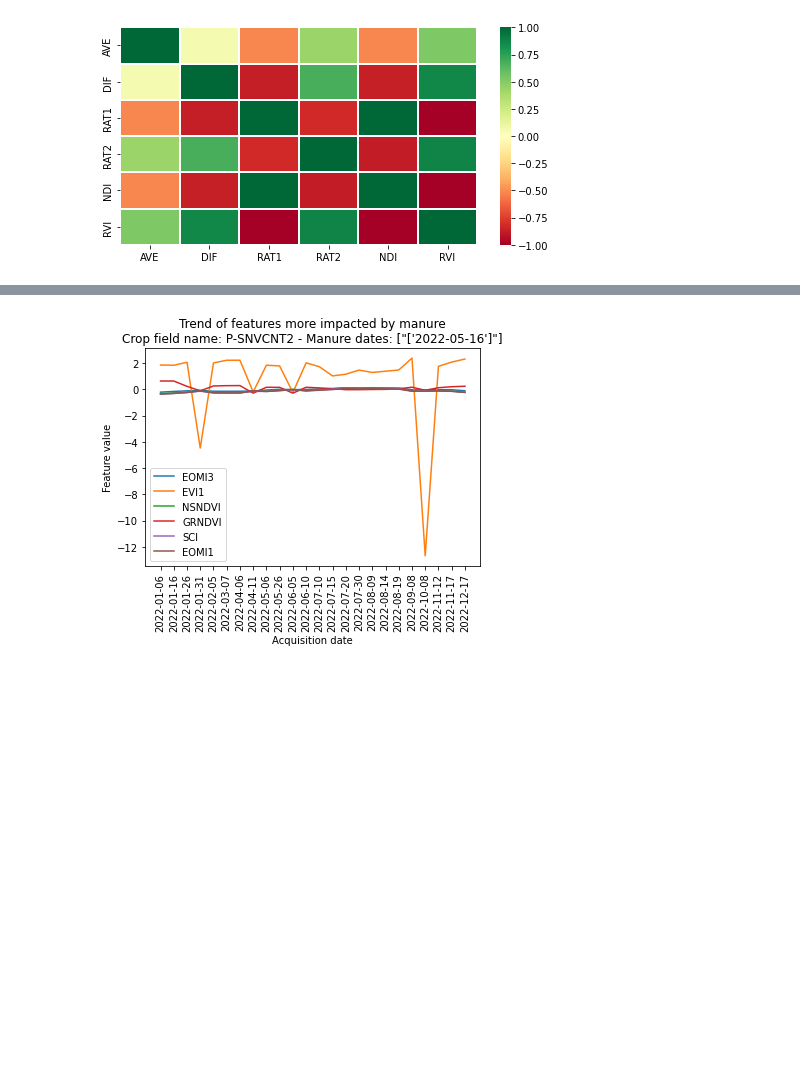
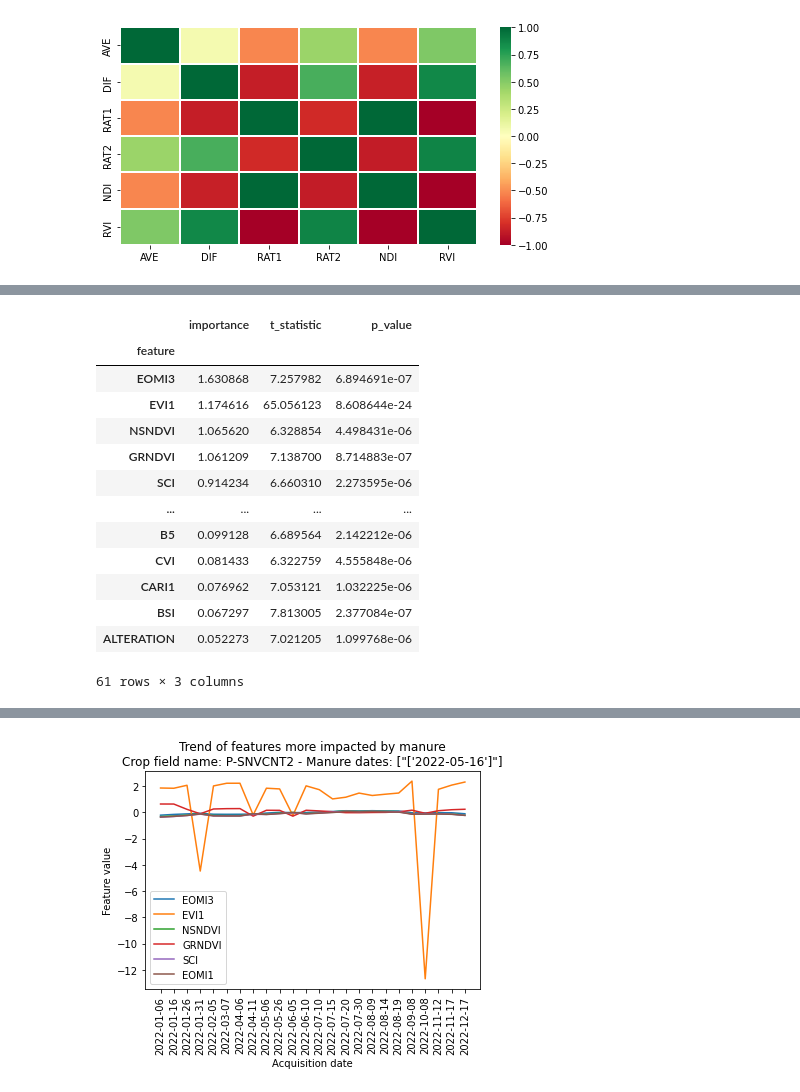
Before and after one commit to Amatofrancesco99/organic-fertilizers-detection, a Jupyter notebook: Notebooks/2-analysis/notebook.ipynb, the cells around one changed output, grey strips where cells are left out. Cells and saved outputs as stored; diff of their text form; code cells hidden in the pictures; blank space fills up the shorter version.

```diff
--- a/Notebooks/2-analysis/notebook.ipynb
+++ b/Notebooks/2-analysis/notebook.ipynb
@@ -219,0 +225,23 @@ Overall, partial correlations are important because they allow us to better unde
+# %%
+# Fixing the seed for reproducibility
+random.seed(23)
+# Select a portion (only some crop fields) of the entire Sentinel-2 DataFrame
+s2_df_subset = s2_df[s2_df['crop_field_name'].isin(random.sample(list(s2_df['crop_field_name'].unique()), 20))]
+# Assess Sentinel-2 features relevance
+s2_normalized_variation_df = utils.get_features_importance(s2_df_subset, sentinel=2)
+s2_normalized_variation_df
+# %% [output]
+|  | importance | t_statistic | p_value |
+| feature |  |  |  |
+| EOMI3 | 1.630868 | 7.257982 | 6.894691e-07 |
+| EVI1 | 1.174616 | 65.056123 | 8.608644e-24 |
+| NSNDVI | 1.065620 | 6.328854 | 4.498431e-06 |
+| GRNDVI | 1.061209 | 7.138700 | 8.714883e-07 |
+| SCI | 0.914234 | 6.660310 | 2.273595e-06 |
+| ... | ... | ... | ... |
+| B5 | 0.099128 | 6.689564 | 2.142212e-06 |
+| CVI | 0.081433 | 6.322759 | 4.555848e-06 |
+| CARI1 | 0.076962 | 7.053121 | 1.032225e-06 |
+| BSI | 0.067297 | 7.813005 | 2.377084e-07 |
+| ALTERATION | 0.052273 | 7.021205 | 1.099768e-06 |
+61 rows × 3 columns
```
Also changed, not shown: parts of 16 cells of this notebook, 7 other files.
